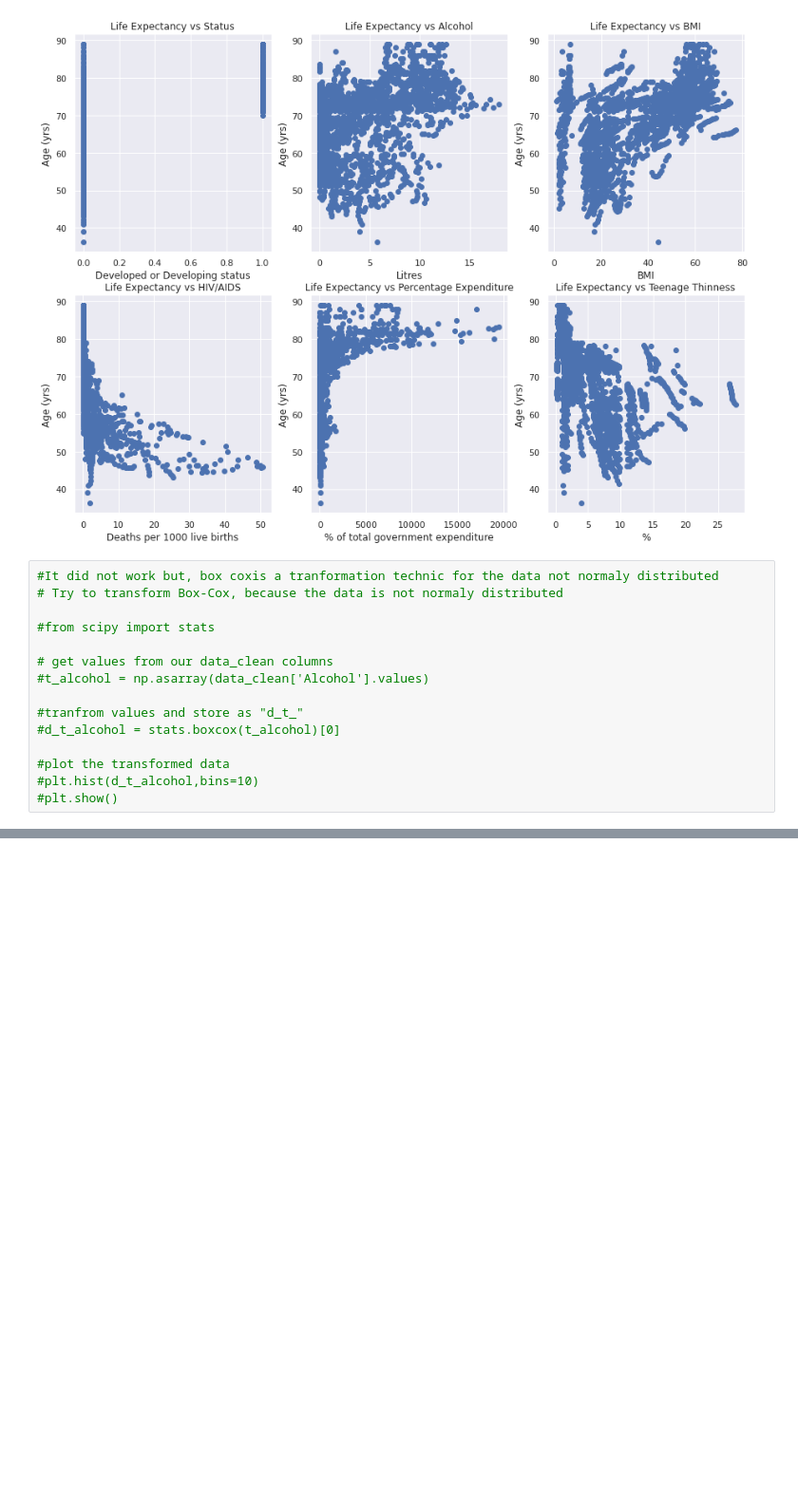
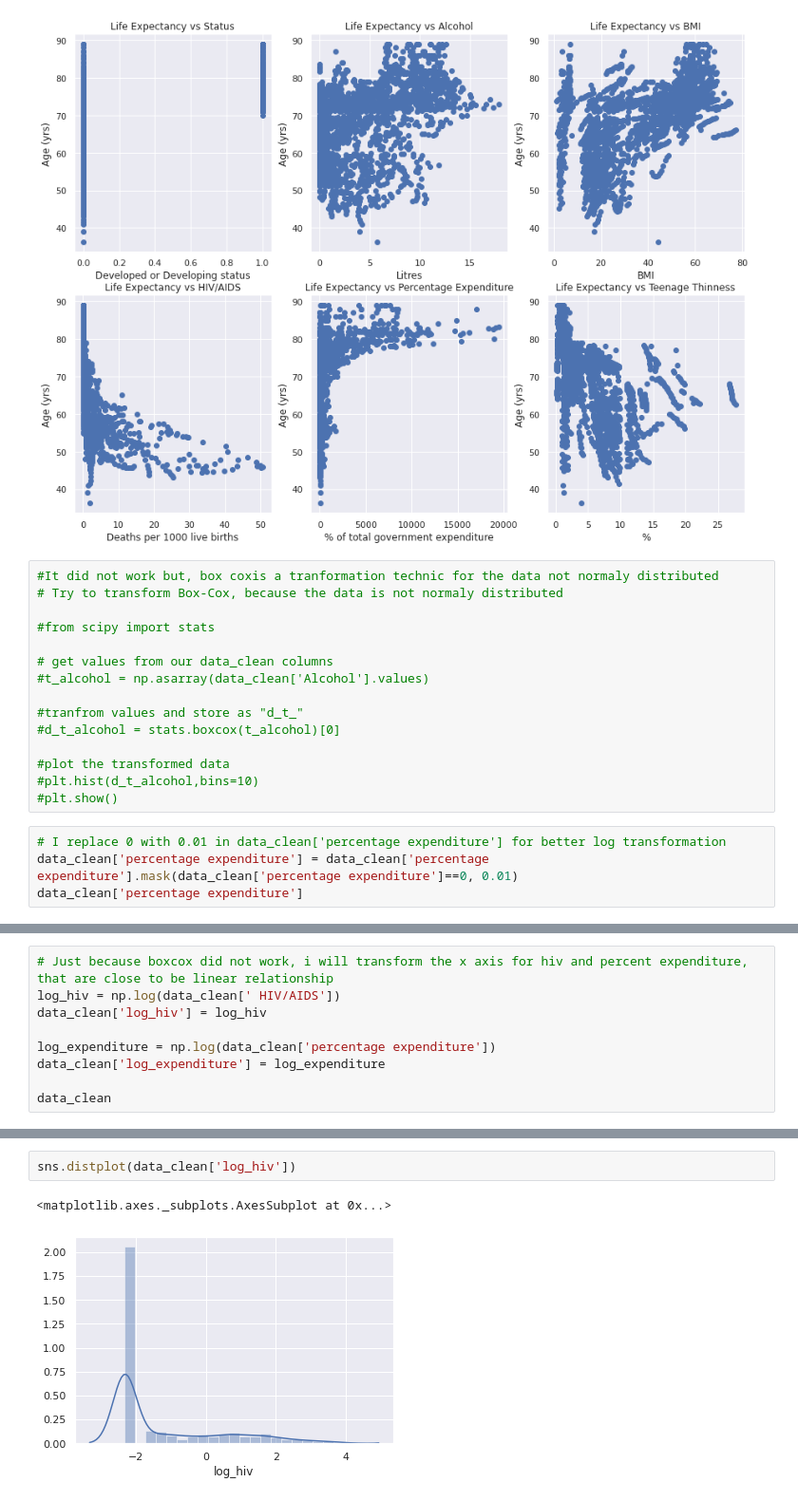
Before and after one commit to kustex/life_expectancy_lin_reg, a Jupyter notebook: WHO_life_expectancy.ipynb, the cells around one changed output, grey strips where cells are left out. Shown at 95% size. Cells and saved outputs as stored; diff of their text form; blank space fills up the shorter version.

```diff
--- a/WHO_life_expectancy.ipynb
+++ b/WHO_life_expectancy.ipynb
@@ -385,3 +385,7 @@ plt.show()
 #plot the transformed data
 #plt.hist(d_t_alcohol,bins=10)
 #plt.show()
+# %%
+# I replace 0 with 0.01 in data_clean['percentage expenditure'] for better log transformation
+data_clean['percentage expenditure'] = data_clean['percentage expenditure'].mask(data_clean['percentage expenditure']==0, 0.01)
+data_clean['percentage expenditure']
@@ -387,0 +405,9 @@ plt.show()
+# %%
+# Just because boxcox did not work, i will transform the x axis for hiv and percent expenditure, that are close to be linear relationship
+log_hiv = np.log(data_clean[' HIV/AIDS'])
+data_clean['log_hiv'] = log_hiv
+
+log_expenditure = np.log(data_clean['percentage expenditure'])
+data_clean['log_expenditure'] = log_expenditure
+
+data_clean
@@ -387,0 +428,5 @@ plt.show()
+# %%
+sns.distplot(data_clean['log_hiv'])
+# %% [output]
+<matplotlib.axes._subplots.AxesSubplot at 0x...>
+[figure, added]
```
Also changed, not shown: parts of 58 cells of this notebook.
